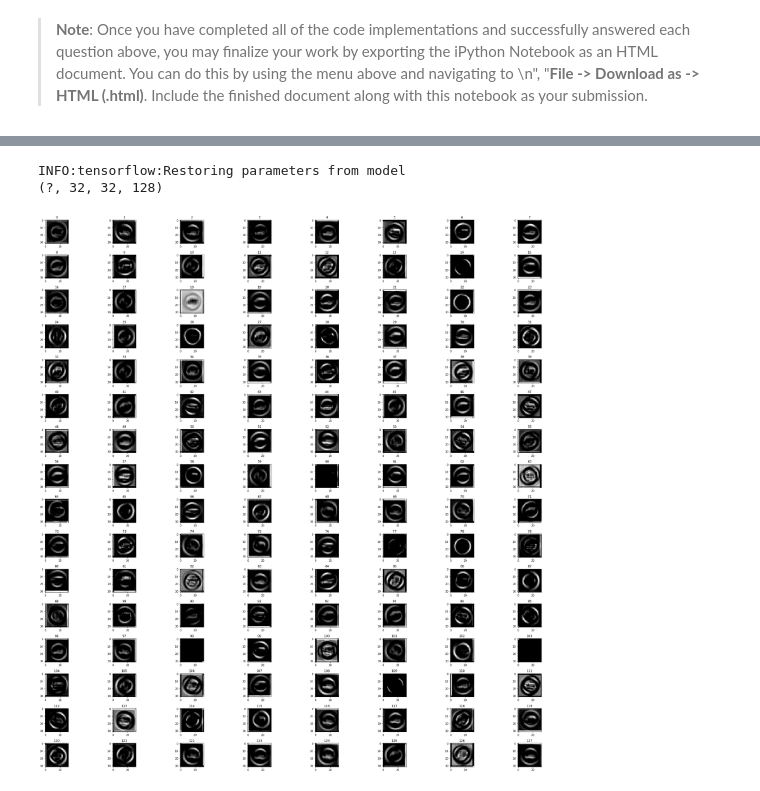
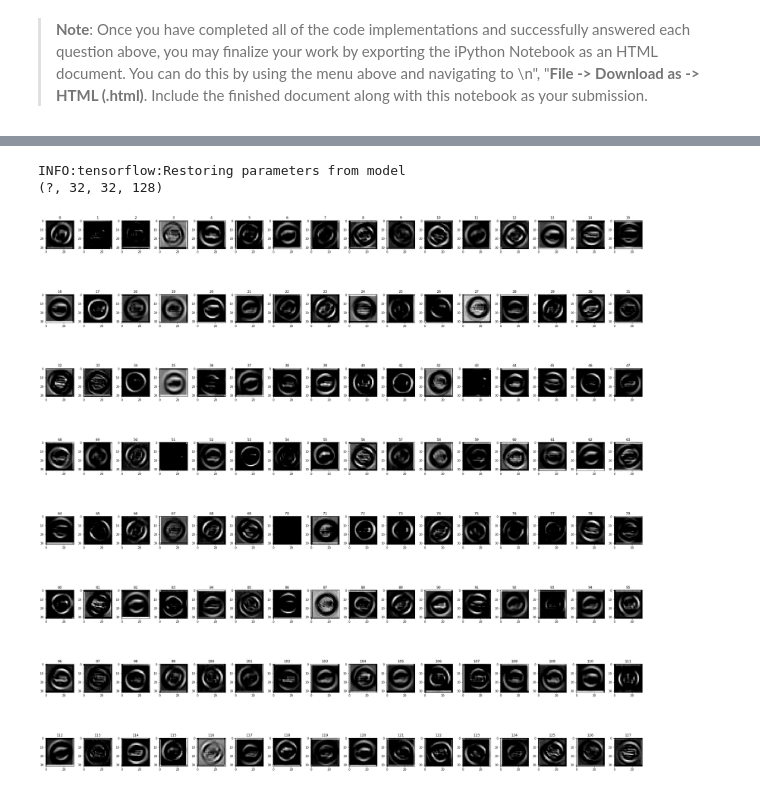
Before and after one commit to undo76/CarND-Traffic-Sign-Classifier-Project, a Jupyter notebook: Traffic_Sign_Classifier.ipynb, the cells around one changed output, grey strips where cells are left out. Saved outputs shown, nothing was run; the diff lists cells and outputs as text; code cells hidden in the pictures.

```diff
--- a/Traffic_Sign_Classifier.ipynb
+++ b/Traffic_Sign_Classifier.ipynb
@@ -619,9 +652,8 @@ def outputFeatureMap(image_input, tf_activation, activation_min=-1, activation_m
     # If you get an error tf_activation is not defined it may be having trouble accessing the variable from inside a function
     activation = tf_activation.eval(session=sess,feed_dict={x : image_input})
     featuremaps = activation.shape[3]
-    plt.figure(plt_num, figsize=(30,30))
     for featuremap in range(featuremaps):
-        plt.subplot(np.ceil(featuremaps / 8), 8, featuremap+1) # sets the number of feature maps to show on each row and column
+        plt.subplot(np.ceil(featuremaps / 12), 16, featuremap+1) # sets the number of feature maps to show on each row and column
         plt.title(str(featuremap)) # displays the feature map number
         if activation_min != -1 & activation_max != -1:
             plt.imshow(activation[0, ..., featuremap], interpolation="nearest", vmin =activation_min, vmax=activation_max, cmap="gray")
@@ -635,15 +667,17 @@ def outputFeatureMap(image_input, tf_activation, activation_min=-1, activation_m
 # %%
 loaded_graph = tf.Graph()
 with tf.Session(graph=loaded_graph) as sess:
     loader = tf.train.import_meta_graph('{}.meta'.format('model'))
     loader.restore(sess, 'model')
 
 #     print(loaded_graph.get_operations())
     x = loaded_graph.get_tensor_by_name('x:0')
     layer1 = loaded_graph.get_tensor_by_name('conv2d/Relu:0')
     print(layer1.shape)
+    plt.figure(figsize=(30,30))
     outputFeatureMap(X_test[0:1], layer1)
+    plt.savefig('./imgs/fig-8.jpg')
 # %% [output]
 INFO:tensorflow:Restoring parameters from model
 (?, 32, 32, 128)
-[figure, old version]
+[figure, new version]
```
Also changed, not shown: parts of 18 cells of this notebook, 8 other files.
